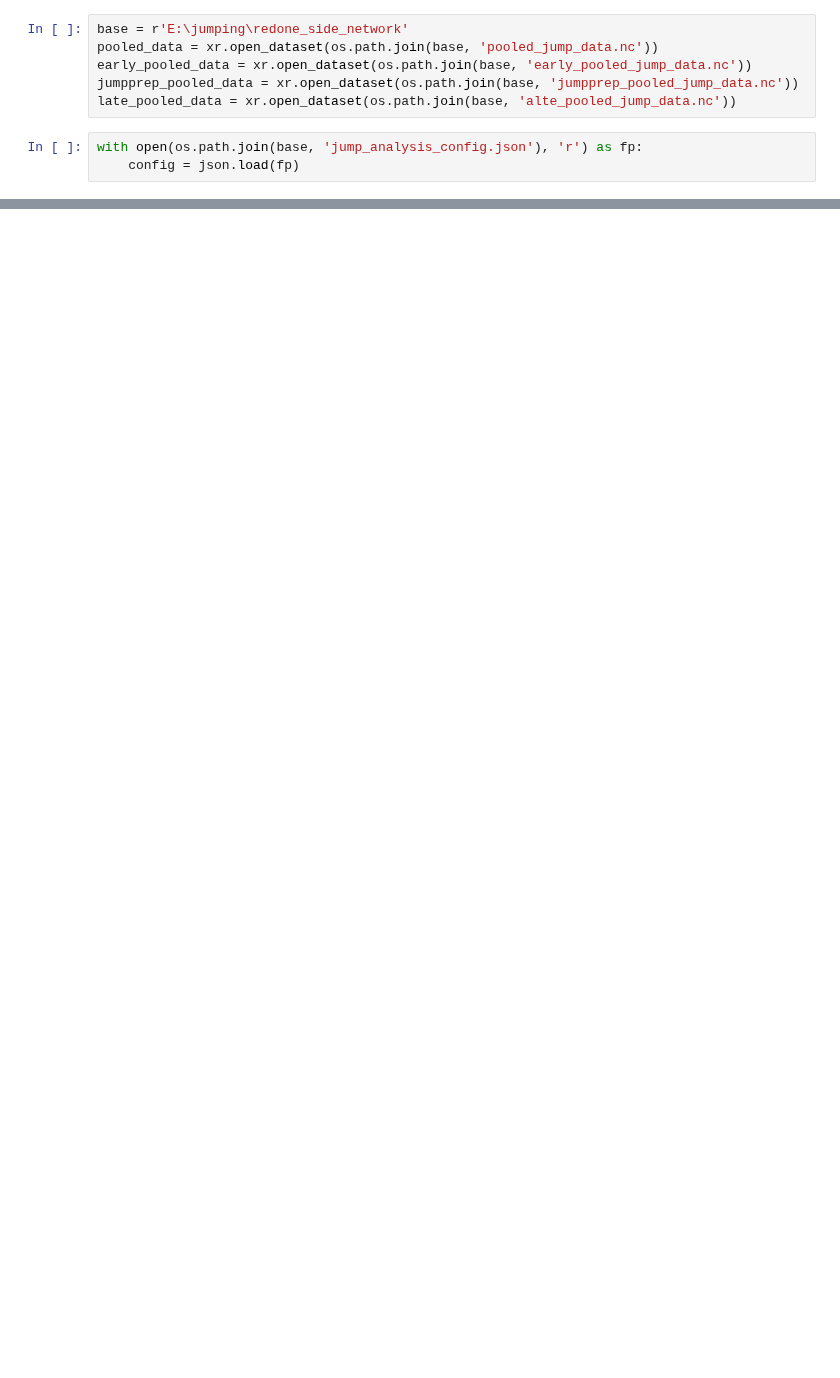
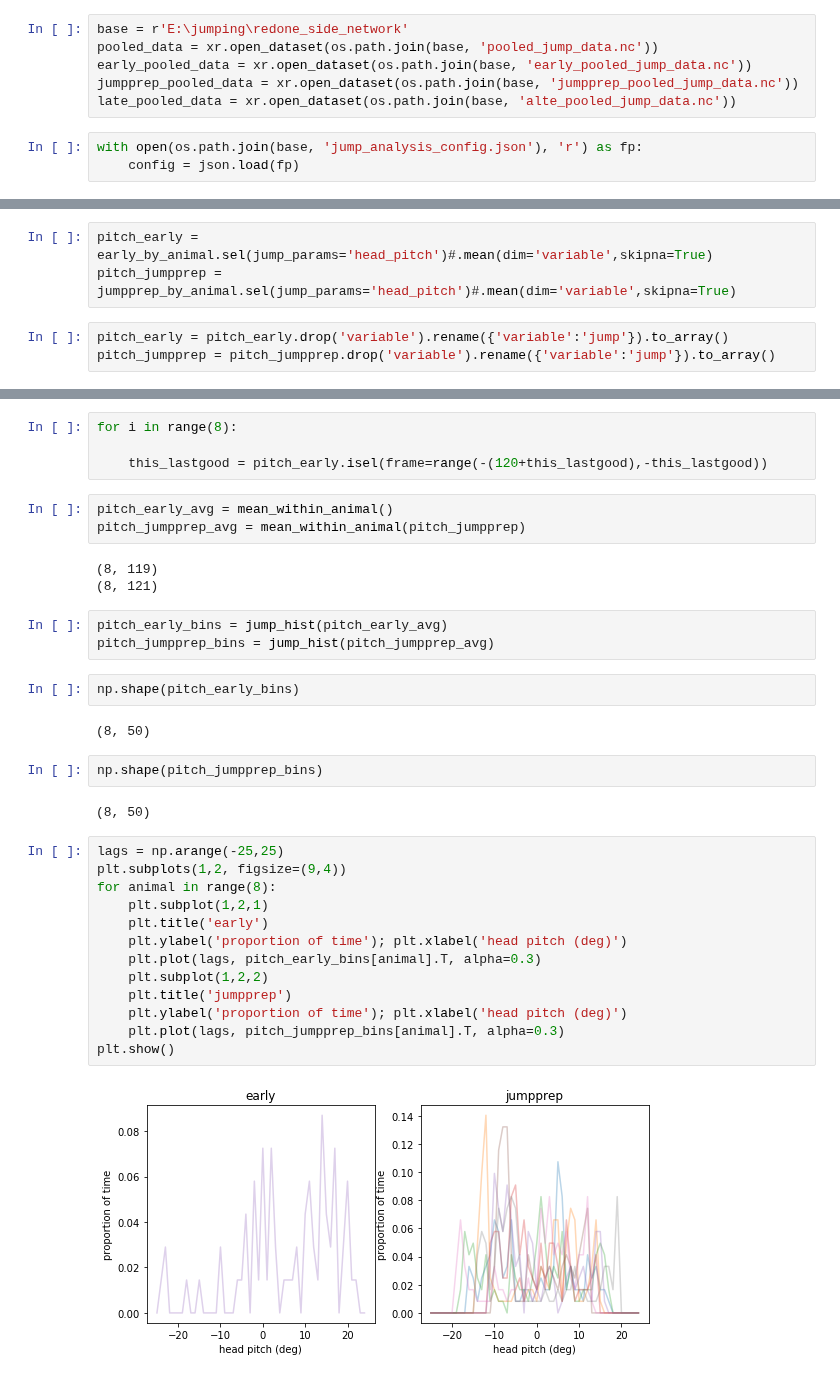
Before and after one commit to nielllab/FreelyMovingEphys, a Jupyter notebook: project_analysis/jumping/pooled_pdfs.ipynb, the cells around one changed output, grey strips where cells are left out. Cells and saved outputs as stored; diff of their text form; blank space fills up the shorter version.

```diff
--- a/project_analysis/jumping/pooled_pdfs.ipynb
+++ b/project_analysis/jumping/pooled_pdfs.ipynb
@@ -25,0 +143,6 @@ pooled_jump_analysis(late_pooled_data, config, 'late')
+# %%
+pitch_early = early_by_animal.sel(jump_params='head_pitch')#.mean(dim='variable',skipna=True)
+pitch_jumpprep = jumpprep_by_animal.sel(jump_params='head_pitch')#.mean(dim='variable',skipna=True)
+# %%
+pitch_early = pitch_early.drop('variable').rename({'variable':'jump'}).to_array()
+pitch_jumpprep = pitch_jumpprep.drop('variable').rename({'variable':'jump'}).to_array()
@@ -25,0 +181,36 @@ pooled_jump_analysis(late_pooled_data, config, 'late')
+# %%
+for i in range(8):
+
+    this_lastgood = pitch_early.isel(frame=range(-(120+this_lastgood),-this_lastgood))
+# %%
+pitch_early_avg = mean_within_animal()
+pitch_jumpprep_avg = mean_within_animal(pitch_jumpprep)
+# %% [output]
+(8, 119)
+(8, 121)
+# %%
+pitch_early_bins = jump_hist(pitch_early_avg)
+pitch_jumpprep_bins = jump_hist(pitch_jumpprep_avg)
+# %%
+np.shape(pitch_early_bins)
+# %% [output]
+(8, 50)
+# %%
+np.shape(pitch_jumpprep_bins)
+# %% [output]
+(8, 50)
+# %%
+lags = np.arange(-25,25)
+plt.subplots(1,2, figsize=(9,4))
+for animal in range(8):
+    plt.subplot(1,2,1)
+    plt.title('early')
+    plt.ylabel('proportion of time'); plt.xlabel('head pitch (deg)')
+    plt.plot(lags, pitch_early_bins[animal].T, alpha=0.3)
+    plt.subplot(1,2,2)
+    plt.title('jumpprep')
+    plt.ylabel('proportion of time'); plt.xlabel('head pitch (deg)')
+    plt.plot(lags, pitch_jumpprep_bins[animal].T, alpha=0.3)
+plt.show()
+# %% [output]
+[figure, added]
```
Also changed, not shown: parts of 22 cells of this notebook, 2 other files.
